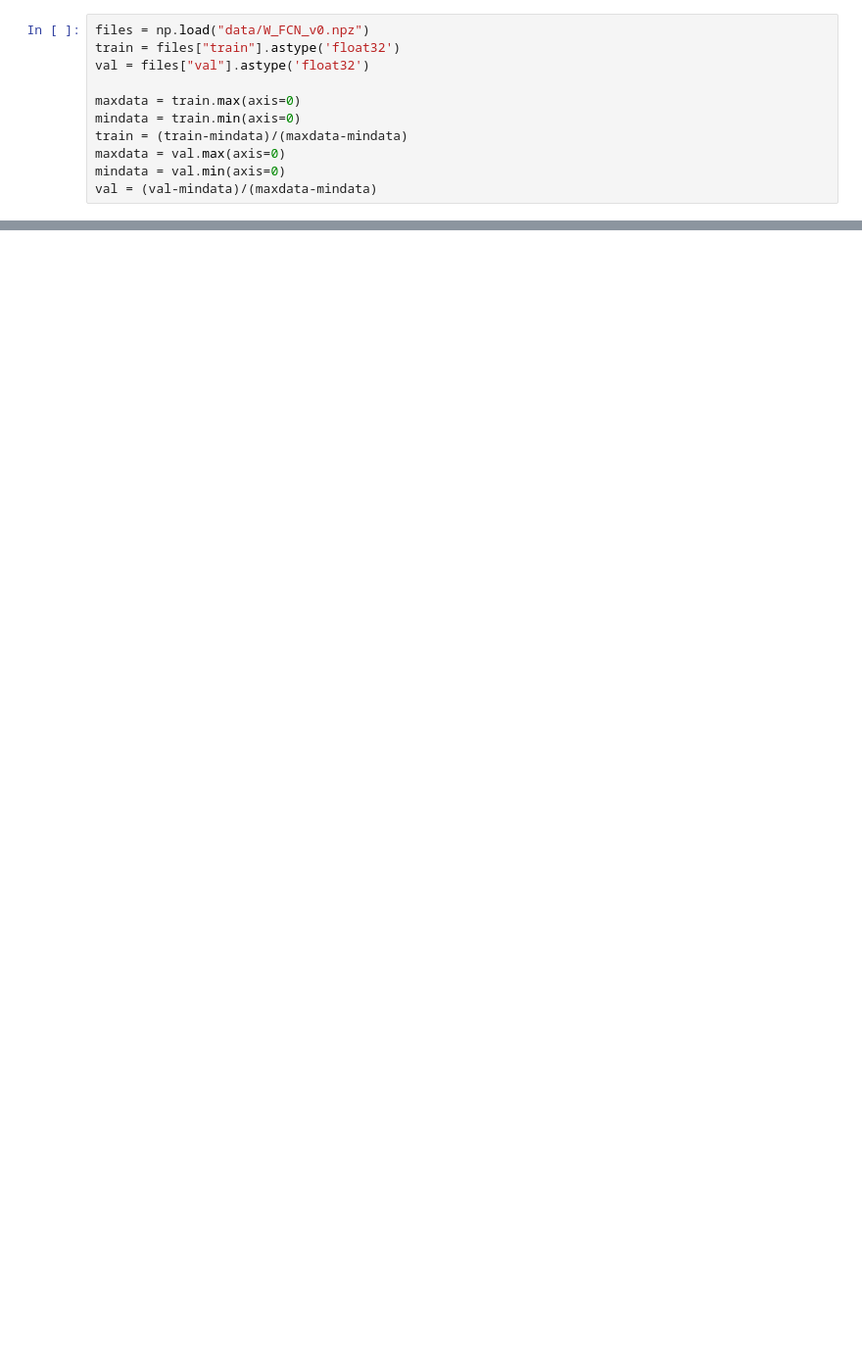
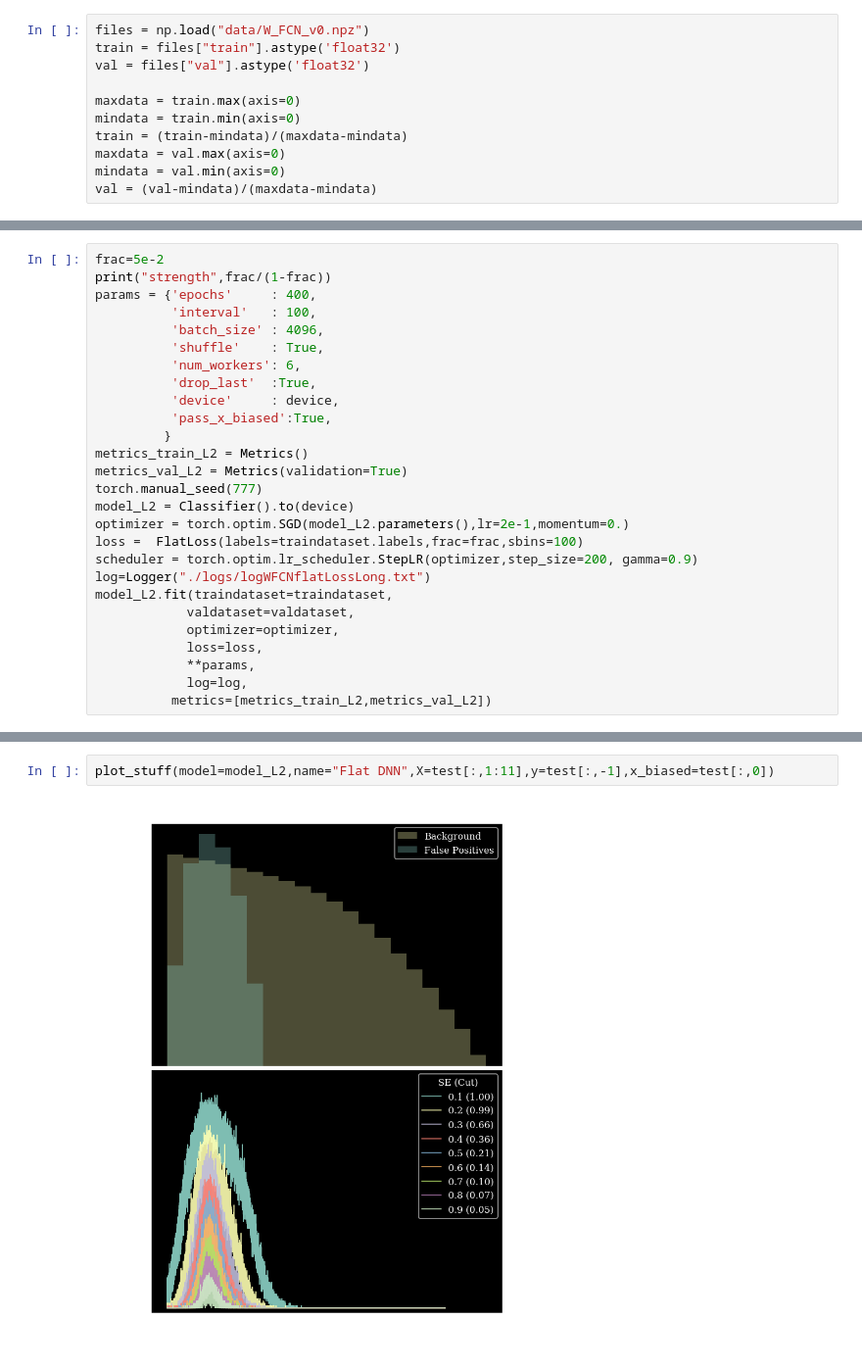
Before and after one commit to weissercn/UnbiasedML, a Jupyter notebook: UnbiasedML/nbs/W_FCN-main.ipynb, the cells around one changed output, grey strips where cells are left out. Shown: that part at 98% size. Drawn from its saved outputs; the diff is of its cells as text; blank space fills up the shorter version.

```diff
--- a/UnbiasedML/nbs/W_FCN-main.ipynb
+++ b/UnbiasedML/nbs/W_FCN-main.ipynb
@@ -156,0 +182,27 @@ plot_stuff(model=model_L,name="FlatLoss DNN",X=test[:,1:11],y=test[:,-1],x_biase
+# %%
+frac=5e-2
+print("strength",frac/(1-frac))
+params = {'epochs'     : 400,
+          'interval'   : 100,
+          'batch_size' : 4096,
+          'shuffle'    : True,
+          'num_workers': 6,
+          'drop_last'  :True,
+          'device'     : device,
+          'pass_x_biased':True,
+         }
+metrics_train_L2 = Metrics()
+metrics_val_L2 = Metrics(validation=True)
+torch.manual_seed(777)
+model_L2 = Classifier().to(device)
+optimizer = torch.optim.SGD(model_L2.parameters(),lr=2e-1,momentum=0.)
+loss =  FlatLoss(labels=traindataset.labels,frac=frac,sbins=100)
+scheduler = torch.optim.lr_scheduler.StepLR(optimizer,step_size=200, gamma=0.9)
+log=Logger("./logs/logWFCNflatLossLong.txt")
+model_L2.fit(traindataset=traindataset,
+            valdataset=valdataset,
+            optimizer=optimizer,
+            loss=loss,
+            **params,
+            log=log,
+          metrics=[metrics_train_L2,metrics_val_L2])
@@ -156,0 +222,4 @@ plot_stuff(model=model_L,name="FlatLoss DNN",X=test[:,1:11],y=test[:,-1],x_biase
+# %%
+plot_stuff(model=model_L2,name="Flat DNN",X=test[:,1:11],y=test[:,-1],x_biased=test[:,0])
+# %% [output]
+[figure, added]
```
Also changed, not shown: parts of 15 cells of this notebook, 2 other files.
